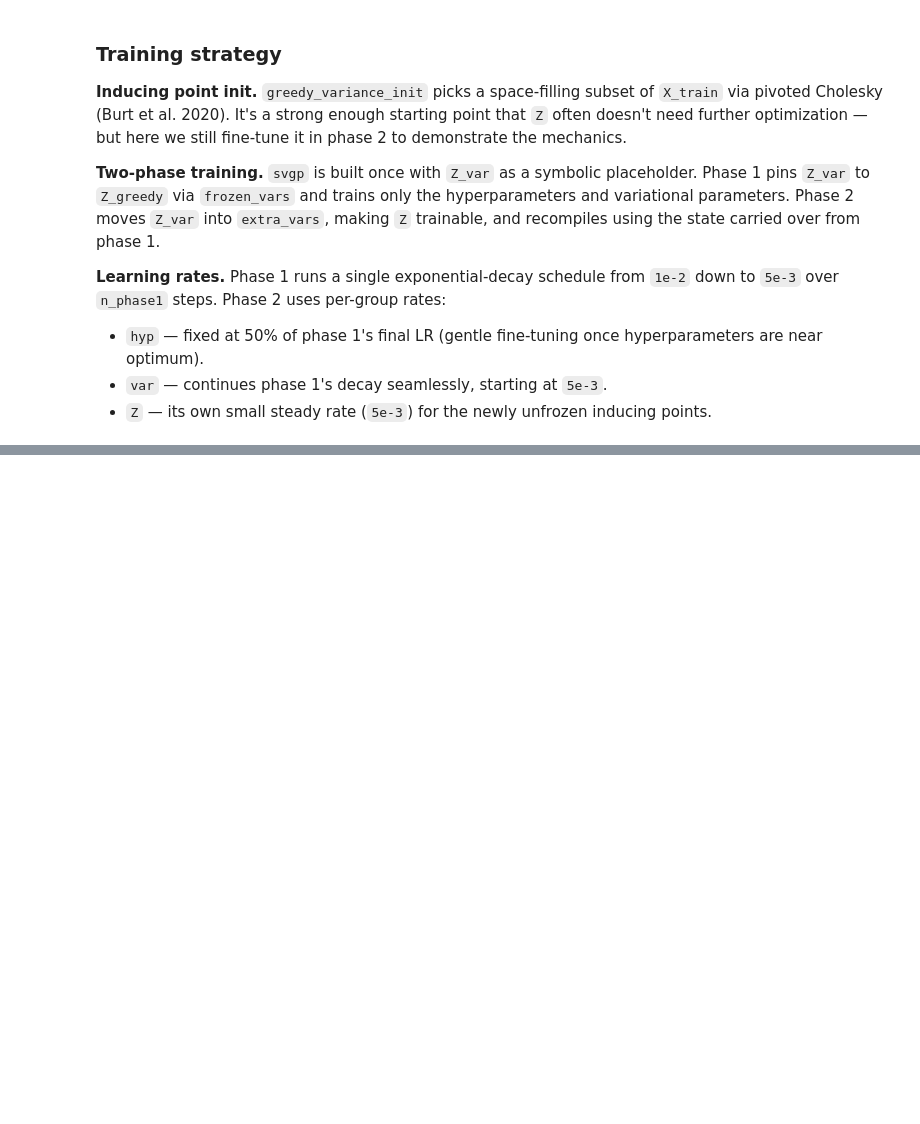
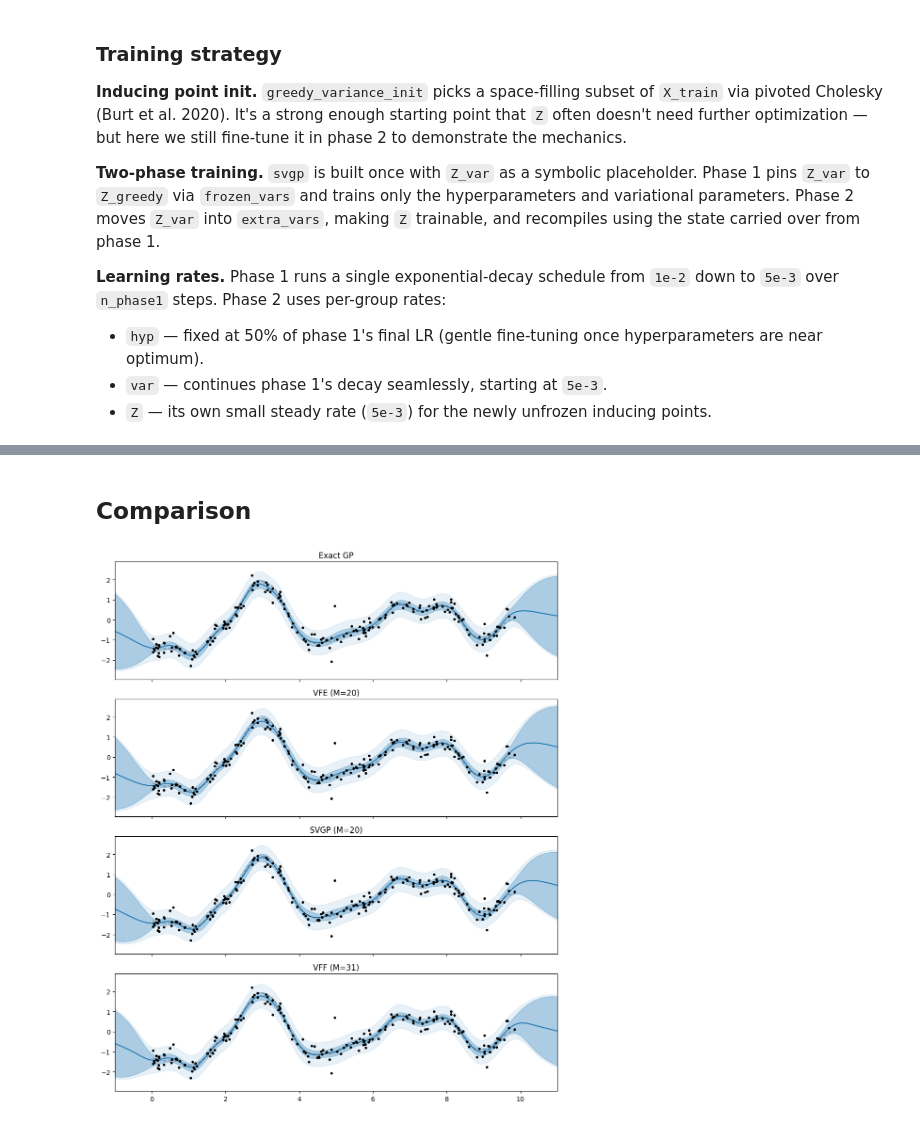
Before and after one commit to bwengals/ptgp, a Jupyter notebook: notebooks/demo.ipynb, the cells around one changed output, grey strips where cells are left out. Drawn from its saved outputs; the diff is of its cells as text; code cells hidden in the pictures; blank space fills up the shorter version.

```diff
--- a/notebooks/demo.ipynb
+++ b/notebooks/demo.ipynb
@@ -354,17 +489,0 @@ plt.title(f"SVGP (M={M_svgp})");
-# %%
-fig, axes = plt.subplots(3, 1, figsize=(10, 10), sharex=True, sharey=True)
-
-for ax, (mu, sd_f, sd_y, title) in zip(axes, [
-    (mu_gp, sd_gp, sd_gp_y, "Exact GP"),
-    (mu_vfe, sd_vfe, sd_vfe_y, f"VFE (M={M})"),
-    (mu_svgp, sd_svgp, sd_svgp_y, f"SVGP (M={M_svgp})"),
-]):
-    ax.scatter(X_train, y_train, s=8, c="k", zorder=3)
-    ax.plot(X_test, mu, "C0")
-    ax.fill_between(X_test.ravel(), mu - 2*sd_y, mu + 2*sd_y, alpha=0.1, color="C0")
-    ax.fill_between(X_test.ravel(), mu - 2*sd_f, mu + 2*sd_f, alpha=0.3, color="C0")
-    ax.plot(X_train, f_train, "k--", alpha=0.3)
-    ax.set_title(title)
-    ax.set_xlim(-1, 11)
-
-fig.tight_layout();
@@ -372,0 +594,25 @@ fig.tight_layout();
+# %% [markdown]
+## Comparison
+# %%
+fig, axes = plt.subplots(4, 1, figsize=(10, 12), sharex=True, sharey=True)
+
+for ax, (mu, sd_f, sd_y, title) in zip(
+    axes,
+    [
+        (mu_gp, sd_gp, sd_gp_y, "Exact GP"),
+        (mu_vfe, sd_vfe, sd_vfe_y, f"VFE (M={M})"),
+        (mu_svgp, sd_svgp, sd_svgp_y, f"SVGP (M={M_svgp})"),
+        (mu_vff, sd_vff, sd_vff_y, f"VFF (M={M_vff})"),
+    ],
+):
+    ax.scatter(X_train, y_train, s=8, c="k", zorder=3)
+    ax.plot(X_test, mu, "C0")
+    ax.fill_between(X_test.ravel(), mu - 2 * sd_y, mu + 2 * sd_y, alpha=0.1, color="C0")
+    ax.fill_between(X_test.ravel(), mu - 2 * sd_f, mu + 2 * sd_f, alpha=0.3, color="C0")
+    ax.plot(X_train, f_train, "k--", alpha=0.3)
+    ax.set_title(title)
+    ax.set_xlim(-1, 11)
+
+fig.tight_layout()
+# %% [output]
+[figure, added]
```
Also changed, not shown: parts of 19 cells of this notebook.
